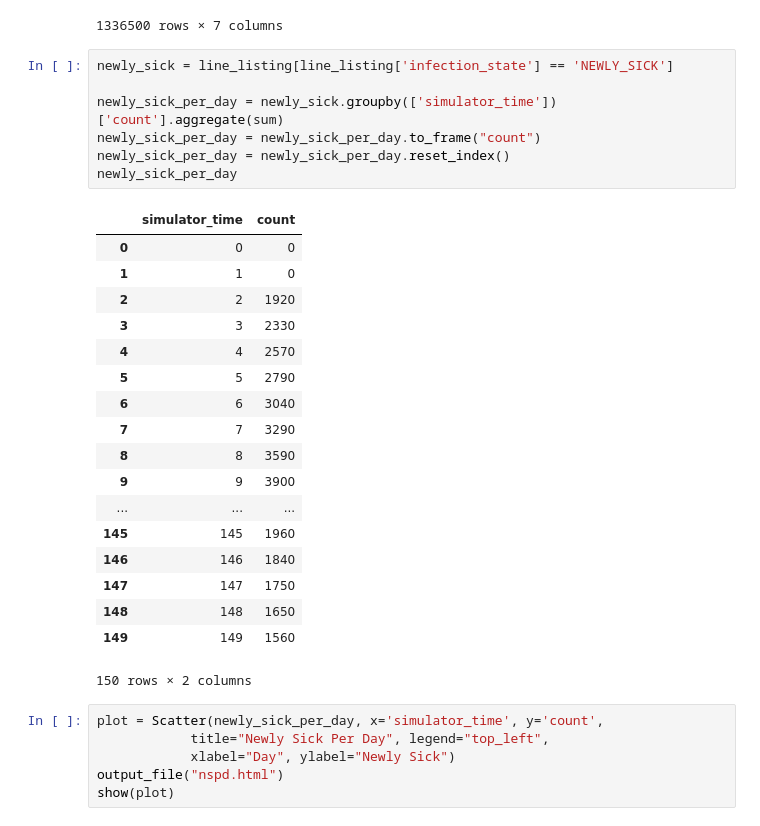
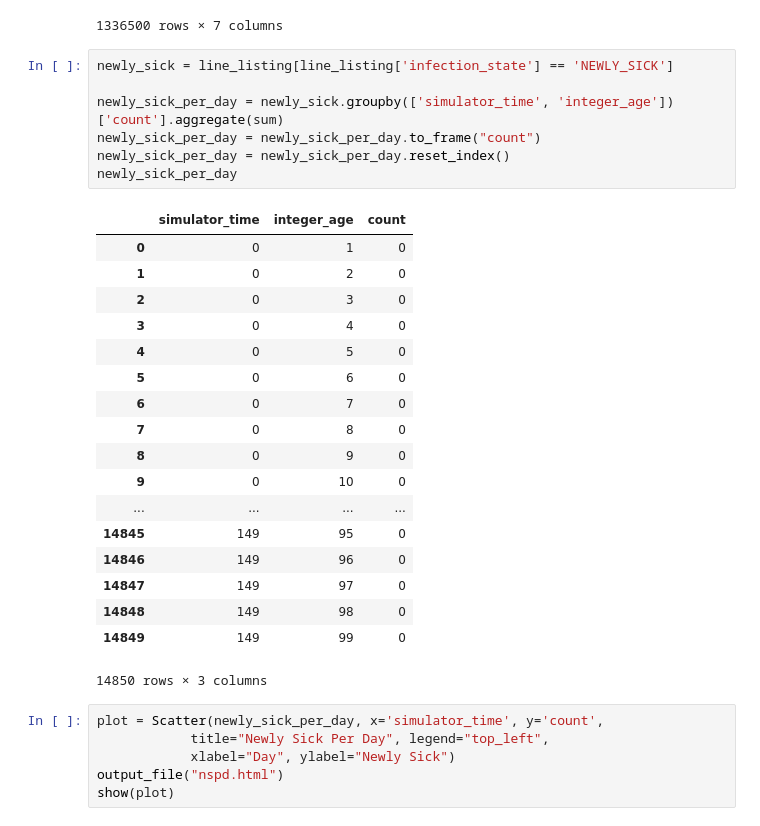
Before and after one commit to ApolloDev/jupyter-notebooks, a Jupyter notebook: demo.ipynb, the cells around one changed output. Drawn from its saved outputs; the diff is of its cells as text.

```diff
--- a/demo.ipynb
+++ b/demo.ipynb
@@ -35,29 +35,29 @@ line_listing
 # %%
 newly_sick = line_listing[line_listing['infection_state'] == 'NEWLY_SICK']
 
-newly_sick_per_day = newly_sick.groupby(['simulator_time'])['count'].aggregate(sum)
+newly_sick_per_day = newly_sick.groupby(['simulator_time', 'integer_age'])['count'].aggregate(sum)
 newly_sick_per_day = newly_sick_per_day.to_frame("count")
 newly_sick_per_day = newly_sick_per_day.reset_index()
 newly_sick_per_day
 # %% [output]
-|  | simulator_time | count |
-| 0 | 0 | 0 |
-| 1 | 1 | 0 |
-| 2 | 2 | 1920 |
-| 3 | 3 | 2330 |
-| 4 | 4 | 2570 |
-| 5 | 5 | 2790 |
-| 6 | 6 | 3040 |
-| 7 | 7 | 3290 |
-| 8 | 8 | 3590 |
-| 9 | 9 | 3900 |
-| ... | ... | ... |
-| 145 | 145 | 1960 |
-| 146 | 146 | 1840 |
-| 147 | 147 | 1750 |
-| 148 | 148 | 1650 |
-| 149 | 149 | 1560 |
+|  | simulator_time | integer_age | count |
+| 0 | 0 | 1 | 0 |
+| 1 | 0 | 2 | 0 |
+| 2 | 0 | 3 | 0 |
+| 3 | 0 | 4 | 0 |
+| 4 | 0 | 5 | 0 |
+| 5 | 0 | 6 | 0 |
+| 6 | 0 | 7 | 0 |
+| 7 | 0 | 8 | 0 |
+| 8 | 0 | 9 | 0 |
+| 9 | 0 | 10 | 0 |
+| ... | ... | ... | ... |
+| 14845 | 149 | 95 | 0 |
+| 14846 | 149 | 96 | 0 |
+| 14847 | 149 | 97 | 0 |
+| 14848 | 149 | 98 | 0 |
+| 14849 | 149 | 99 | 0 |
-150 rows × 2 columns
+14850 rows × 3 columns
 # %%
 plot = Scatter(newly_sick_per_day, x='simulator_time', y='count',
             title="Newly Sick Per Day", legend="top_left",
```
Also changed, not shown: parts of 2 cells of this notebook.
